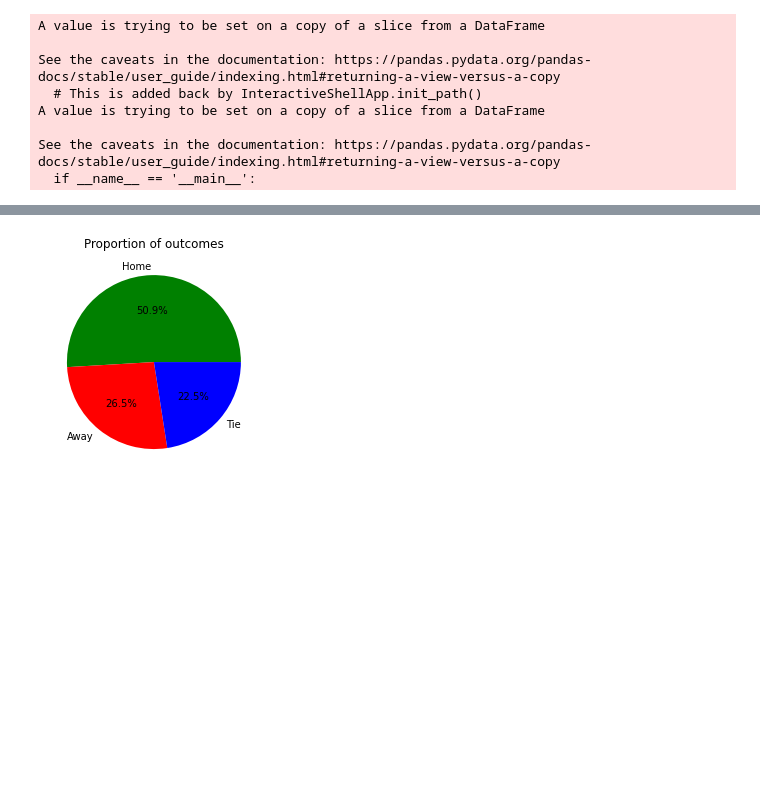
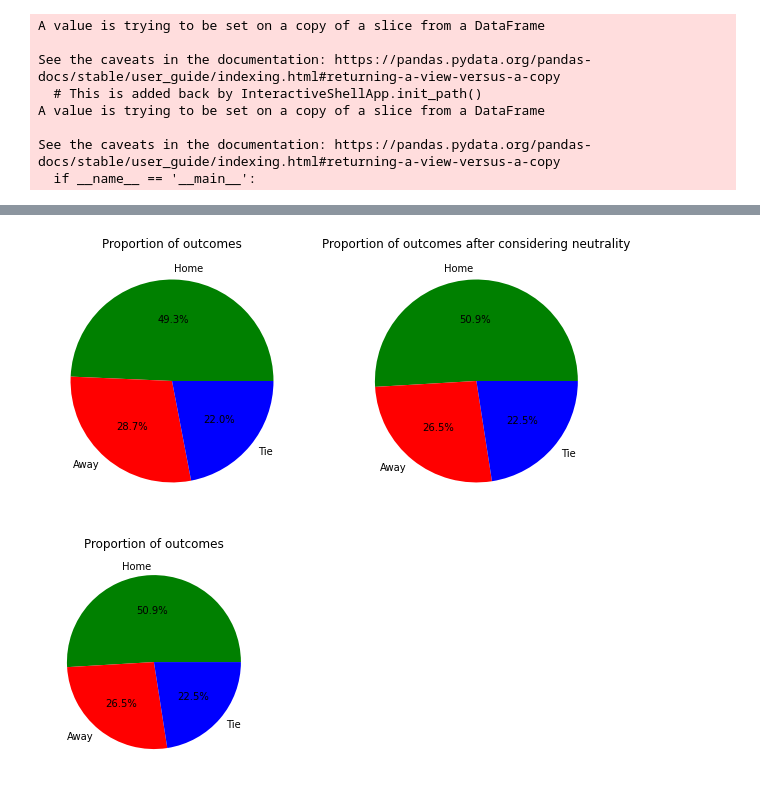
Before and after one commit to glomanu/football-home-adv, a Jupyter notebook: New_Home_adv.ipynb, the cells around one changed output, grey strips where cells are left out. Drawn from its saved outputs; the diff is of its cells as text; code cells hidden in the pictures; blank space fills up the shorter version.

```diff
--- a/New_Home_adv.ipynb
+++ b/New_Home_adv.ipynb
@@ -176,3 +162,28 @@ df1
+# %%
+fig, (ax1,ax2) = plt.subplots(1,2,figsize=(10,10))
+
+wins1=df1['outcome'].value_counts() #Counts the amount of each outcome that occured
+wins1.index=['Home','Away','Tie'] #Changes the lable to Home Away or Tie to show who won the match
+ax1.pie(wins1,labels=wins1.index,autopct='%.1f%%',colors=['green', 'red', 'blue']) #construct the pie chart
+ax1.title.set_text('Proportion of outcomes') #setting a title of the plot
+
+list_values = [] #creating an empty list
+for i in range(0, len(df1['date'])): #iterating over all the rows
+  rowi = df1.iloc[i] #storing an i-th row as rowi
+  if rowi[8]: #neutrality as a condition
+    list_values.append(i) #if neutral=true then we add the index to the list
+df1 = df1.drop(list_values) #getting rid of all the rows that correspond to the i-th indeces
+df1.reset_index(drop=True, inplace=True) #resetting the indeces after dropping many rows
+df1 = df1.drop('neutral', axis=1) #dropping the netutral column as it's useless now
+
+wins2=df1['outcome'].value_counts() #Counts the amount of each outcome that occured
+wins2.index=['Home','Away','Tie'] #Changes the lable to Home Away or Tie to show who won the match
+ax2.pie(wins2,labels=wins2.index,autopct='%.1f%%',colors=['green', 'red', 'blue'], textprops={'color':"black"}) #construct the pie chart
+ax2.title.set_text('Proportion of outcomes after considering neutrality') #setting a title of the plot
+
+plt.show()
+# %% [output]
+[figure, added]
 # %%
 wins1=df1['outcome'].value_counts() #Counts the amount of each outcome that occured
 wins1.index=['Home','Away','Tie'] #Changes the lable to Home Away or Tie to show who won the match
```
Also changed, not shown: parts of 3 cells of this notebook.
